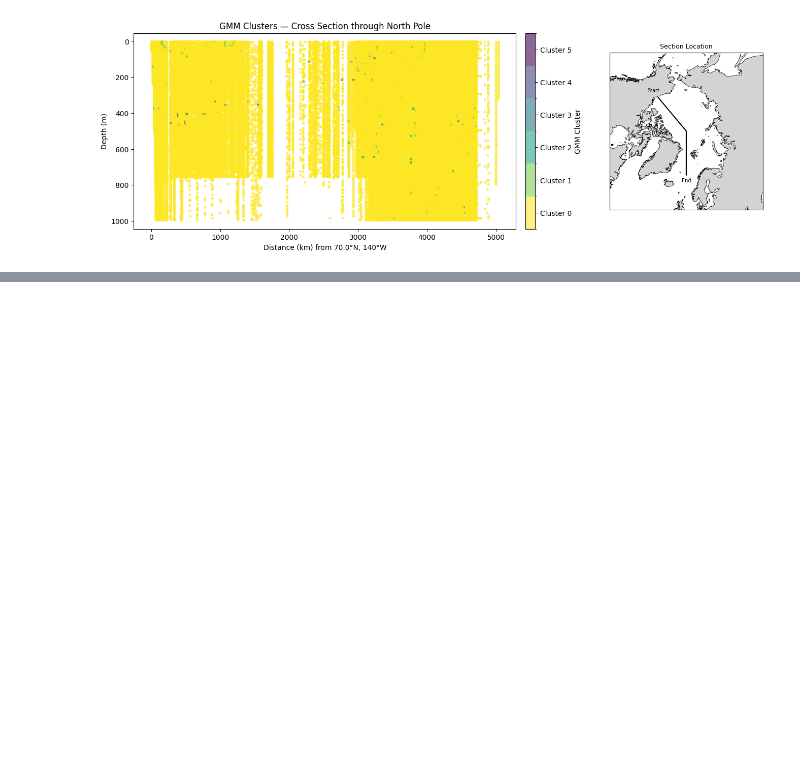
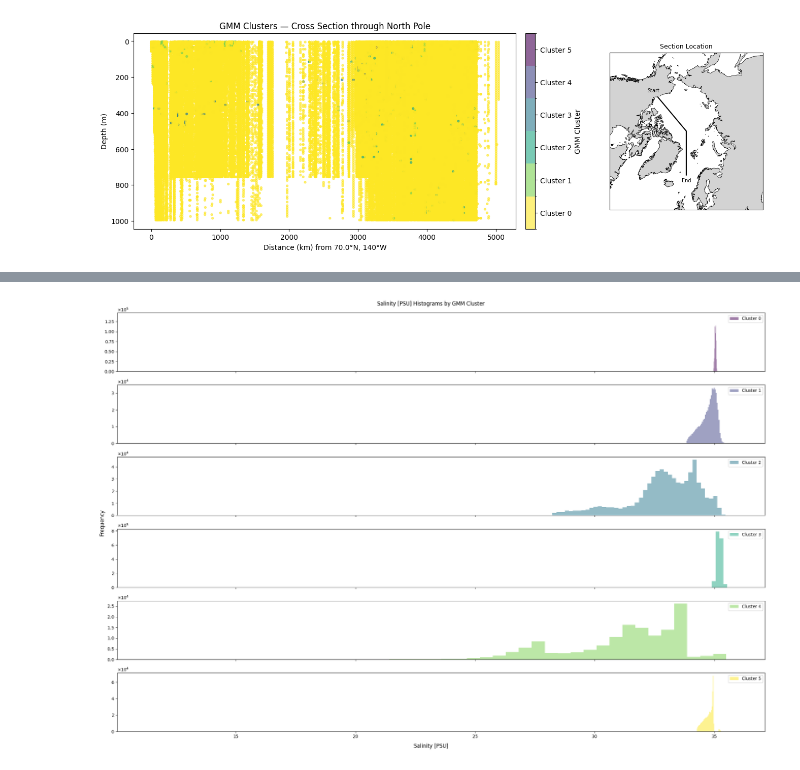
Before and after one commit to Mfdcng2/WaterMassClassification, a Jupyter notebook: Cluster_n_sensitivity/Ensemble_10.ipynb, the cells around one changed output, grey strips where cells are left out. Saved outputs shown, nothing was run; the diff lists cells and outputs as text; code cells hidden in the pictures; blank space fills up the shorter version.

```diff
--- a/Cluster_n_sensitivity/Ensemble_10.ipynb
+++ b/Cluster_n_sensitivity/Ensemble_10.ipynb
@@ -583,0 +632,4 @@ plt.show()
+# %%
+feature_histograms(df_sampled_copy, feat_col='Absolute_Salinity_[PSU]', label_col='gmm_label_6', feature='Salinity [PSU]')
+# %% [output]
+[figure, added]
```
Also changed, not shown: parts of 5 cells of this notebook.
